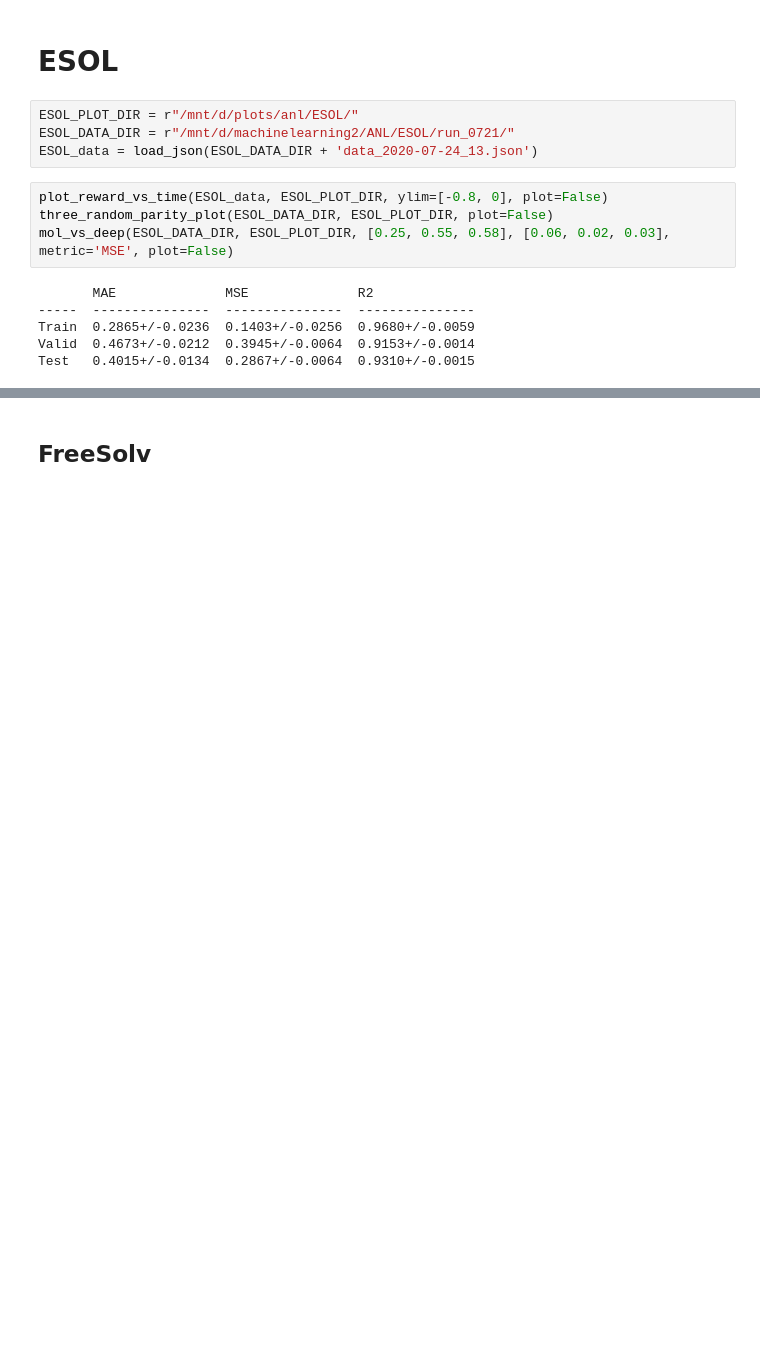
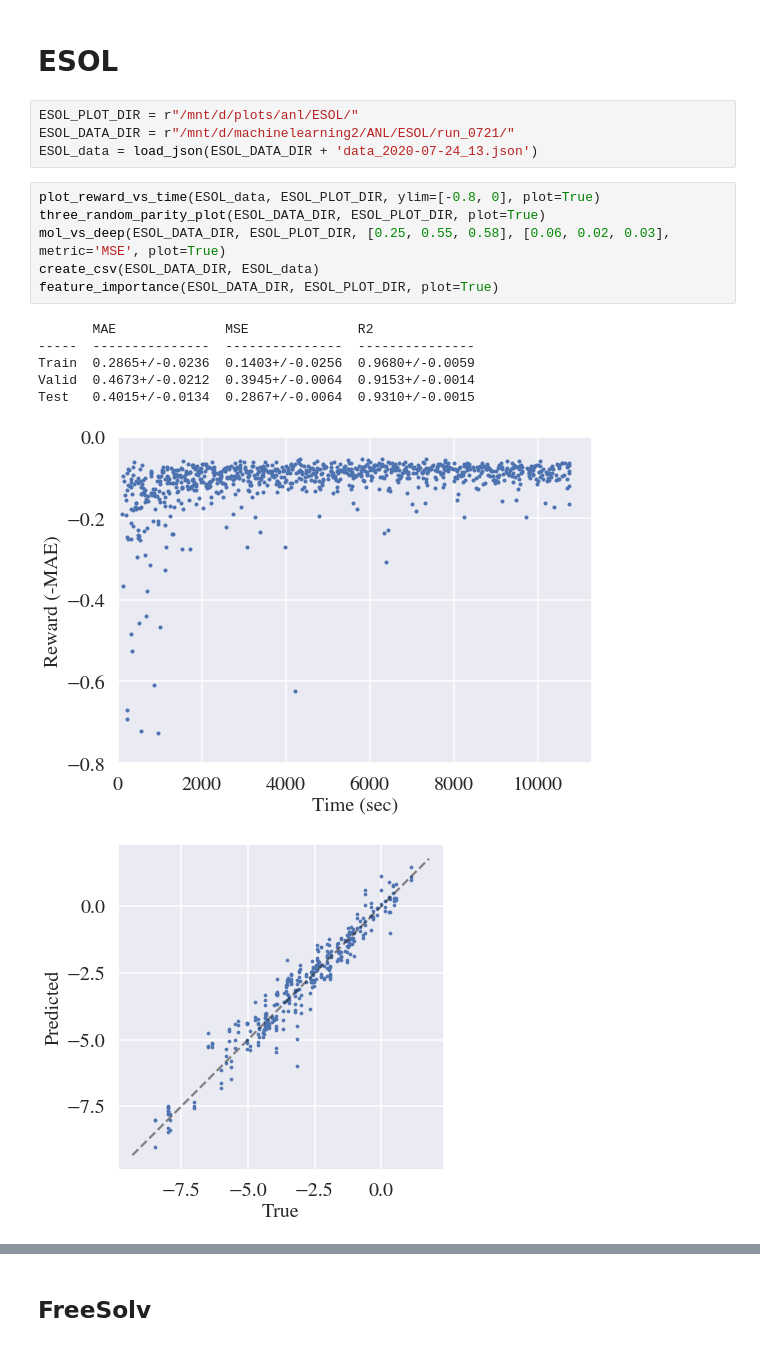
Before and after one commit to sjiang87/molnet, a Jupyter notebook: analysis.ipynb, the cells around one changed output, grey strips where cells are left out. Cells and saved outputs as stored; diff of their text form; blank space fills up the shorter version.

```diff
--- a/analysis.ipynb
+++ b/analysis.ipynb
@@ -272,12 +247,16 @@ ESOL_PLOT_DIR = r"/mnt/d/plots/anl/ESOL/"
 ESOL_DATA_DIR = r"/mnt/d/machinelearning2/ANL/ESOL/run_0721/"
 ESOL_data = load_json(ESOL_DATA_DIR + 'data_2020-07-24_13.json')
 # %%
-plot_reward_vs_time(ESOL_data, ESOL_PLOT_DIR, ylim=[-0.8, 0], plot=False)
-three_random_parity_plot(ESOL_DATA_DIR, ESOL_PLOT_DIR, plot=False)
-mol_vs_deep(ESOL_DATA_DIR, ESOL_PLOT_DIR, [0.25, 0.55, 0.58], [0.06, 0.02, 0.03], metric='MSE', plot=False)
+plot_reward_vs_time(ESOL_data, ESOL_PLOT_DIR, ylim=[-0.8, 0], plot=True)
+three_random_parity_plot(ESOL_DATA_DIR, ESOL_PLOT_DIR, plot=True)
+mol_vs_deep(ESOL_DATA_DIR, ESOL_PLOT_DIR, [0.25, 0.55, 0.58], [0.06, 0.02, 0.03], metric='MSE', plot=True)
+create_csv(ESOL_DATA_DIR, ESOL_data)
+feature_importance(ESOL_DATA_DIR, ESOL_PLOT_DIR, plot=True)
 # %% [output]
        MAE              MSE              R2
 -----  ---------------  ---------------  ---------------
 Train  0.2865+/-0.0236  0.1403+/-0.0256  0.9680+/-0.0059
 Valid  0.4673+/-0.0212  0.3945+/-0.0064  0.9153+/-0.0014
 Test   0.4015+/-0.0134  0.2867+/-0.0064  0.9310+/-0.0015
+[figure, added]
+[figure, added]
```
Also changed, not shown: parts of 36 cells of this notebook.
